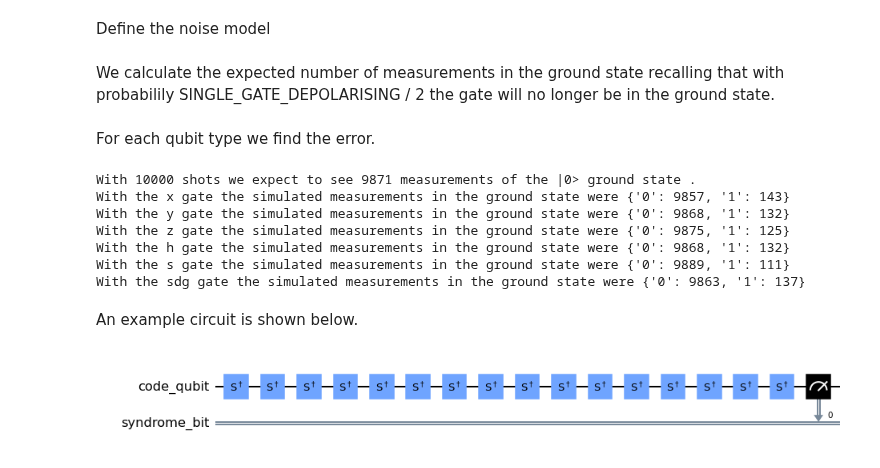
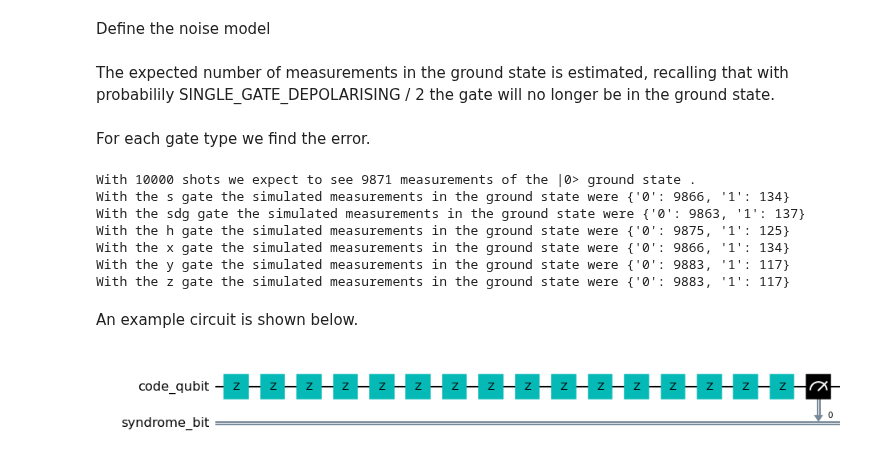
Before and after one commit to goldsmdn/SteaneCode, a Jupyter notebook: Basic_single_qubit_errors.ipynb, the cells around one changed output. Drawn from its saved outputs; the diff is of its cells as text; code cells hidden in the pictures.

Commit message:
#17 Baseline for noise model verification

```diff
--- a/Basic_single_qubit_errors.ipynb
+++ b/Basic_single_qubit_errors.ipynb
@@ -24,42 +23,46 @@ from qiskit.providers.aer.noise.errors import pauli_error, depolarizing_error
 # %% [markdown]
 Define constants so the process flow can be controlled from one place:
 # %%
-SHOTS = 10000                            #Number of shots to run
-MEASURE_NOISE = 0.01                     #Measurement noise
-SINGLE_GATE_DEPOLARISING = 0.000366      #Single gate depolarising.
-NOISE = True                             #Test with noise
-GATE_DEPTH = 16
-LIST_QUBIT_TYPES = ['x','y','z','h','s','sdg']
+SHOTS = 10000                                  #Number of shots to run
+MEASURE_NOISE = 0.01                           #Measurement noise
+SINGLE_GATE_DEPOLARISING = 0.000366            #Single gate depolarising.
+NOISE = True                                   #Test with noise
+GATE_DEPTH = 16                                #Gate depth
+LIST_GATE_TYPES = ['s','sdg','h','x','y','z']  #List of gates that is iterated over
 
 SIMULATOR = Aer.get_backend('qasm_simulator')
 # %% [markdown]
 Define the noise model
 # %%
 def get_noise(p_meas,p_gate):
+    #measurement noise
+    error_meas = pauli_error([('X',p_meas), ('I', 1 - p_meas)])
 
-    error_meas = pauli_error([('X',p_meas), ('I', 1 - p_meas)])
+    #depolarising noise
     error_gate1 = depolarizing_error(p_gate, 1)
 
+    #set up Noise Model
     noise_model = NoiseModel()
     noise_model.add_all_qubit_quantum_error(error_meas, "measure") # measurement error is applied to measurements
-    noise_model.add_all_qubit_quantum_error(error_gate1, ['x', 'y', 'z', 'h', 's', 'sdg'])  # single qubit gate errors
+    noise_model.add_all_qubit_quantum_error(error_gate1, LIST_GATE_TYPES)  # single qubit gate errors
 
     return noise_model
 # %% [markdown]
-We calculate the expected number of measurements in the ground state recalling that with probabilily SINGLE_GATE_DEPOLARISING / 2 the gate will no longer be in the ground state.
+The expected number of measurements in the ground state is estimated, recalling that with probabilily SINGLE_GATE_DEPOLARISING / 2 the gate will no longer be in the ground state.
 # %%
 expected = (SHOTS * (1 - SINGLE_GATE_DEPOLARISING /2 ) ** GATE_DEPTH) * (1 - MEASURE_NOISE)
 # %% [markdown]
-For each qubit type we find the error.
+For each gate type we find the error.
 # %%
 print(f'With {SHOTS} shots we expect to see {expected:.0f} measurements of the |0> ground state .')
 
-for qubit_type in LIST_QUBIT_TYPES:
+for qubit_type in LIST_GATE_TYPES:
     qr = QuantumRegister(1,'code_qubit')     # One qubit
     cr = ClassicalRegister(1,'syndrome_bit') # One Syndrome bit
     qc = QuantumCircuit(qr,cr)
 
     for i in range(GATE_DEPTH):
+    # set up the circuit
         if qubit_type == 'x':
             qc.x(qr[0])
         elif qubit_type == 'y':
@@ -86,15 +89,15 @@ for qubit_type in LIST_QUBIT_TYPES:
     print(f'With the {qubit_type} gate the simulated measurements in the ground state were {counts}')
 # %% [output]
 With 10000 shots we expect to see 9871 measurements of the |0> ground state .
-With the x gate the simulated measurements in the ground state were {'0': 9857, '1': 143}
-With the y gate the simulated measurements in the ground state were {'0': 9868, '1': 132}
-With the z gate the simulated measurements in the ground state were {'0': 9875, '1': 125}
-With the h gate the simulated measurements in the ground state were {'0': 9868, '1': 132}
-With the s gate the simulated measurements in the ground state were {'0': 9889, '1': 111}
+With the s gate the simulated measurements in the ground state were {'0': 9866, '1': 134}
 With the sdg gate the simulated measurements in the ground state were {'0': 9863, '1': 137}
+With the h gate the simulated measurements in the ground state were {'0': 9875, '1': 125}
+With the x gate the simulated measurements in the ground state were {'0': 9866, '1': 134}
+With the y gate the simulated measurements in the ground state were {'0': 9883, '1': 117}
+With the z gate the simulated measurements in the ground state were {'0': 9883, '1': 117}
 # %% [markdown]
  An example circuit is shown below.
 # %%
-qc.draw(output='mpl')
+qc.draw(output='mpl', filename = 'Basic_single_qubit_error_circuit.jpg', fold=60)
 # %% [output]
-[figure, old version]
+[figure, new version]
```
Also changed, not shown: parts of 1 cell of this notebook, 16 other files.
